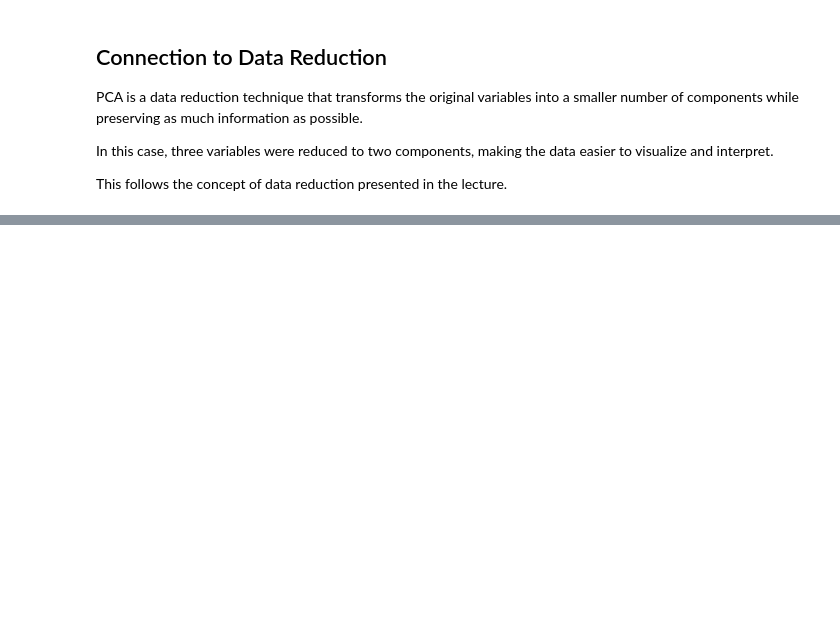
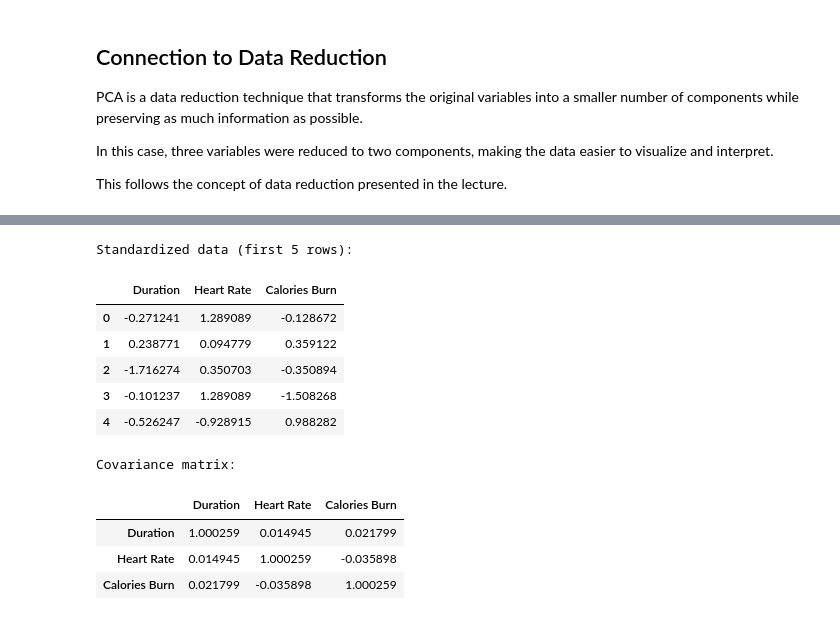
Before and after one commit to mahtabb90/fitness-anomaly-detector, a Jupyter notebook: notebooks/01_mahtab_pca.ipynb, the cells around one changed output, grey strips where cells are left out. Saved outputs shown, nothing was run; the diff lists cells and outputs as text; code cells hidden in the pictures; blank space fills up the shorter version.

```diff
--- a/notebooks/01_mahtab_pca.ipynb
+++ b/notebooks/01_mahtab_pca.ipynb
@@ -120,0 +135,43 @@ This follows the concept of data reduction presented in the lecture.
+# %%
+import pandas as pd
+import numpy as np
+from sklearn.preprocessing import StandardScaler
+
+# Select numerical variables for PCA
+pca_features = ["Duration", "Heart Rate", "Calories Burn"]
+
+X = df[pca_features].copy()
+
+# Drop missing values in selected columns
+X = X.dropna()
+
+# Standardize the data
+scaler = StandardScaler()
+X_scaled = scaler.fit_transform(X)
+
+# Convert back to DataFrame for easier reading
+X_scaled_df = pd.DataFrame(X_scaled, columns=pca_features)
+
+print("Standardized data (first 5 rows):")
+display(X_scaled_df.head())
+
+# Covariance matrix
+cov_matrix = np.cov(X_scaled_df, rowvar=False)
+
+cov_df = pd.DataFrame(cov_matrix, index=pca_features, columns=pca_features)
+
+print("Covariance matrix:")
+display(cov_df)
+# %% [output]
+Standardized data (first 5 rows):
+|  | Duration | Heart Rate | Calories Burn |
+| 0 | -0.271241 | 1.289089 | -0.128672 |
+| 1 | 0.238771 | 0.094779 | 0.359122 |
+| 2 | -1.716274 | 0.350703 | -0.350894 |
+| 3 | -0.101237 | 1.289089 | -1.508268 |
+| 4 | -0.526247 | -0.928915 | 0.988282 |
+Covariance matrix:
+|  | Duration | Heart Rate | Calories Burn |
+| Duration | 1.000259 | 0.014945 | 0.021799 |
+| Heart Rate | 0.014945 | 1.000259 | -0.035898 |
+| Calories Burn | 0.021799 | -0.035898 | 1.000259 |
```
Also changed, not shown: parts of 19 cells of this notebook.
